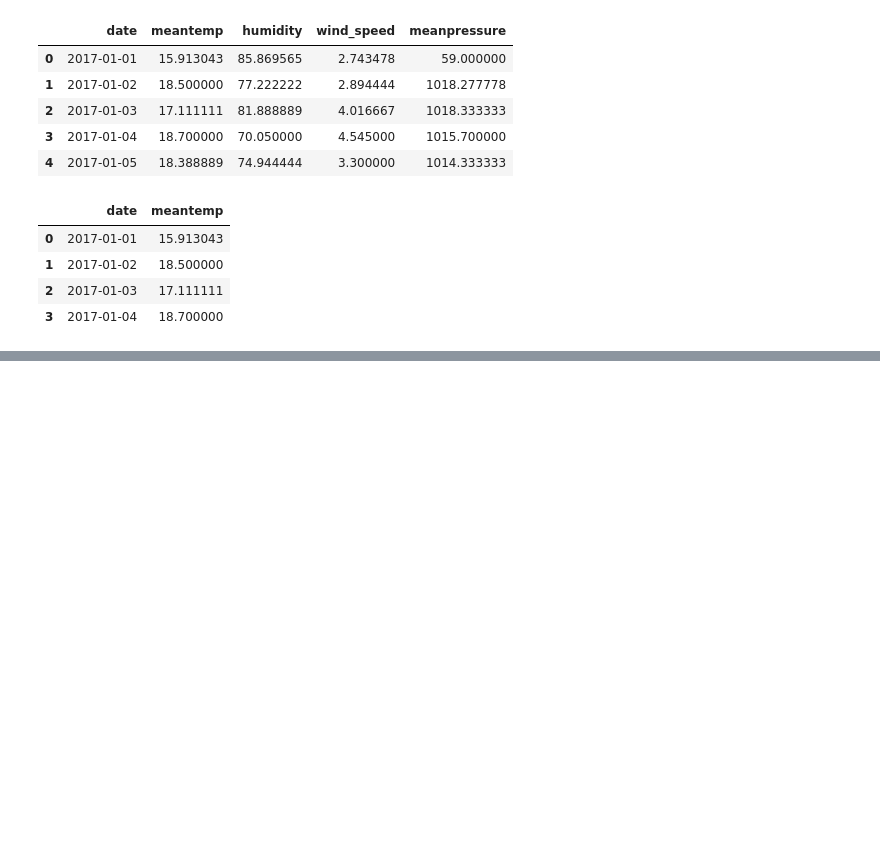
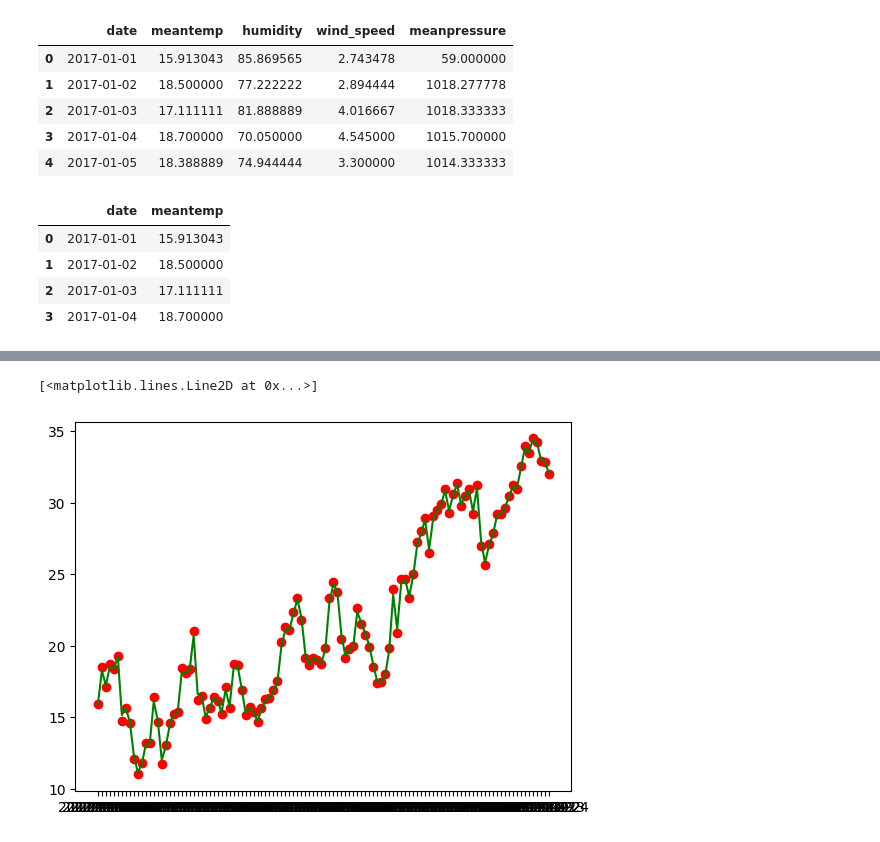
Before and after one commit to ajaykumar080286/DeepLearning, a Jupyter notebook: ExpoentialWeightedMomentAvg.ipynb, the cells around one changed output, grey strips where cells are left out. Saved outputs shown, nothing was run; the diff lists cells and outputs as text; code cells hidden in the pictures; blank space fills up the shorter version.

```diff
--- a/ExpoentialWeightedMomentAvg.ipynb
+++ b/ExpoentialWeightedMomentAvg.ipynb
@@ -28,0 +34,2 @@ df.head(4)
+# %%
+EWMA=df['meantemp'].ewm(alpha=0.9).mean()
@@ -28,0 +53,2 @@ df.head(4)
+# %%
+df['EWMA']=EWMA
@@ -28,0 +64,6 @@ df.head(4)
+# %%
+plt.scatter(df['date'], df['meantemp'], color="red")
+plt.plot(df['date'], EWMA, color="green")
+# %% [output]
+[<matplotlib.lines.Line2D at 0x...>]
+[figure, added]
```
Also changed, not shown: parts of 3 cells of this notebook.
